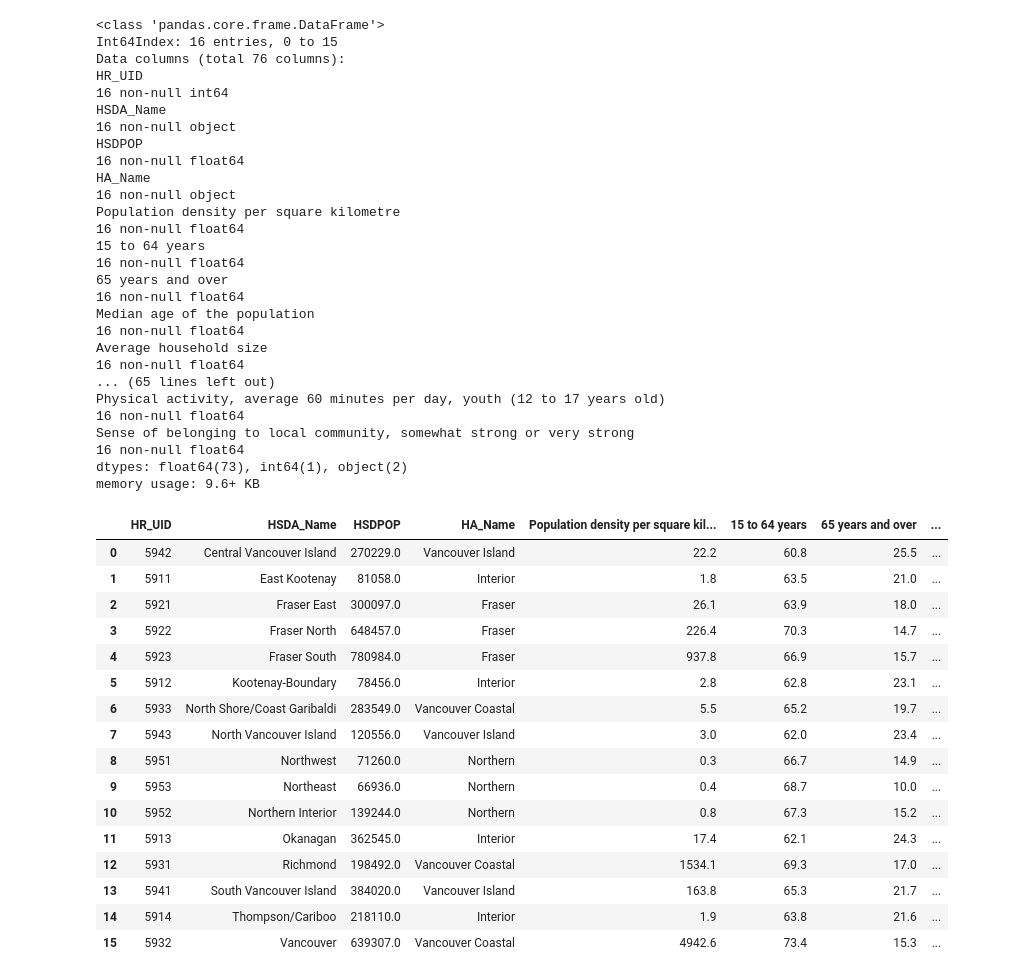
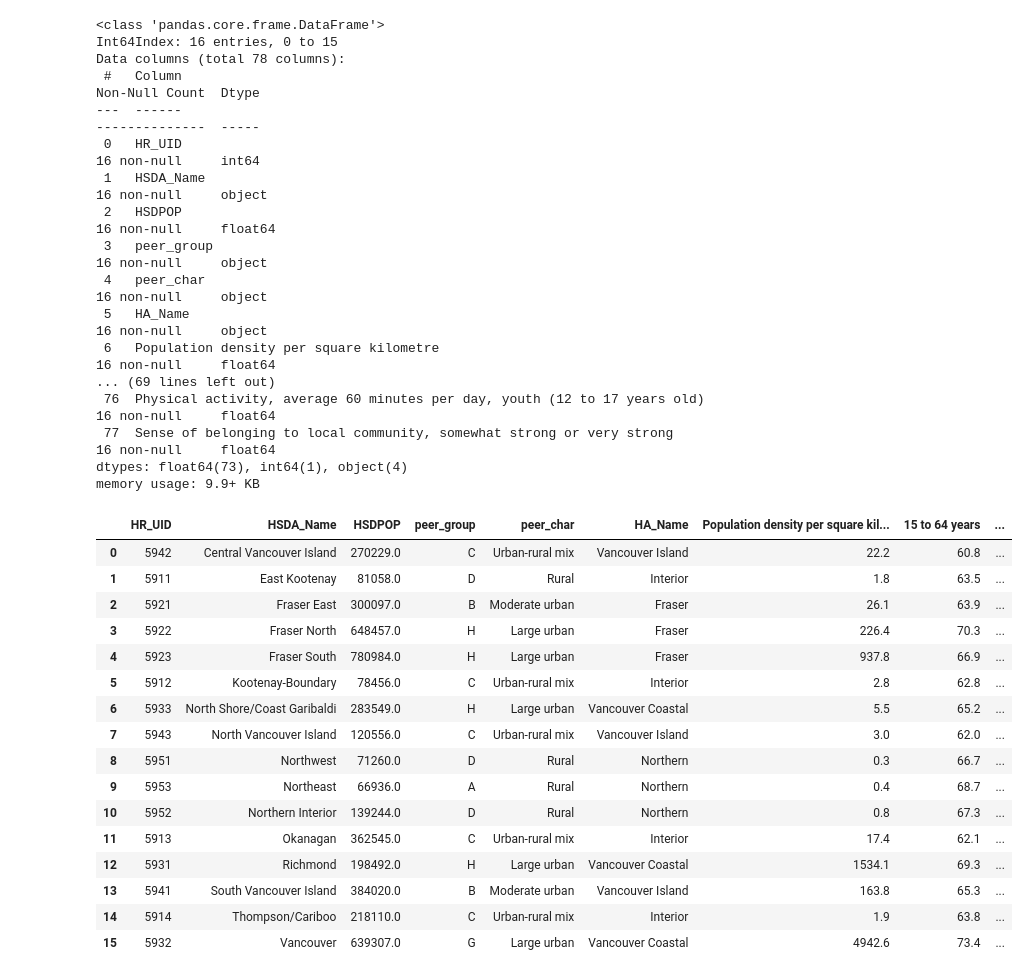
Before and after one commit to nganlyle/wrangle_covid, a Jupyter notebook: HRregions_analysis_BC/merge_data_BC_HSD.ipynb, the cells around one changed output. Cells and saved outputs as stored; diff of their text form; code cells hidden in the pictures.

```diff
--- a/HRregions_analysis_BC/merge_data_BC_HSD.ipynb
+++ b/HRregions_analysis_BC/merge_data_BC_HSD.ipynb
@@ -175,12 +203,7 @@ memory usage: 3.7+ KB
 # %%
-# Merge prox, comorbid and census data on HRUID
-from functools import reduce
-
-merged = reduce(lambda x,y: pd.merge(x,y, on='HR_UID', how='outer'), [census, prox, comorbid])
-
 # Reorder columns
 # Drop
-merged = merged[['HR_UID', 'HSDA_Name', 'HSDPOP', 'HA_Name',
+merged = merged[['HR_UID', 'HSDA_Name', 'HSDPOP', 'peer_group', 'peer_char','HA_Name',
                  'Population density per square kilometre',
        '15 to 64 years', '65 years and over',
        'Median age of the population', 'Average household size',
@@ -204,65 +227,65 @@ merged = merged[['HR_UID', 'HSDA_Name', 'HSDPOP', 'HA_Name',
        'prox_idx_childcare_HSDmed', 'prox_idx_health_HSDmed',
        'prox_idx_grocery_HSDmed', 'prox_idx_educpri_HSDmed',
        'prox_idx_educsec_HSDmed', 'prox_idx_lib_HSDmed', 'prox_idx_parks_HSDmed',
        'prox_idx_transit_HSDmed', 'Arthritis (15 years and over)',
        'Asthma',
        'Body mass index, adjusted self-reported, adult (18 years and over), obese',
        'Body mass index, adjusted self-reported, adult (18 years and over), overweight',
        'Body mass index, self-reported, youth (12 to 17 years old), overweight or obese',
        'Breast milk feeding initiation',
        'Chronic obstructive pulmonary disease (COPD; 35 years and over)',
        'Current smoker, daily', 'Current smoker, daily or occasional',
        'Diabetes', 'Exclusive breastfeeding, at least 6 months',
        'Has a regular healthcare provider', 'Heavy drinking',
        'High blood pressure',
        'Influenza immunization in the past 12 months',
        'Life satisfaction, satisfied or very satisfied', 'Mood disorder',
        'Perceived health, fair or poor',
        'Perceived health, very good or excellent',
        'Perceived life stress, most days quite a bit or extremely stressful',
        'Perceived mental health, fair or poor',
        'Perceived mental health, very good or excellent',
        'Physical activity, 150 minutes per week, adult (18 years and over)',
        'Physical activity, average 60 minutes per day, youth (12 to 17 years old)',
        'Sense of belonging to local community, somewhat strong or very strong']]
 
 merged.info()
 merged
 # %% [output]
 <class 'pandas.core.frame.DataFrame'>
 Int64Index: 16 entries, 0 to 15
-Data columns (total 76 columns):
-HR_UID                                                                             16 non-null int64
-HSDA_Name                                                                          16 non-null object
-HSDPOP                                                                             16 non-null float64
-HA_Name                                                                            16 non-null object
-Population density per square kilometre                                            16 non-null float64
-15 to 64 years                                                                     16 non-null float64
-65 years and over                                                                  16 non-null float64
-Median age of the population                                                       16 non-null float64
-Average household size                                                             16 non-null float64
-... (65 lines left out)
-Physical activity, average 60 minutes per day, youth (12 to 17 years old)          16 non-null float64
-Sense of belonging to local community, somewhat strong or very strong              16 non-null float64
-dtypes: float64(73), int64(1), object(2)
-memory usage: 9.6+ KB
+Data columns (total 78 columns):
+ #   Column                                                                           Non-Null Count  Dtype
+---  ------                                                                           --------------  -----
+ 0   HR_UID                                                                           16 non-null     int64
+ 1   HSDA_Name                                                                        16 non-null     object
+ 2   HSDPOP                                                                           16 non-null     float64
+ 3   peer_group                                                                       16 non-null     object
+ 4   peer_char                                                                        16 non-null     object
+ 5   HA_Name                                                                          16 non-null     object
+ 6   Population density per square kilometre                                          16 non-null     float64
+... (69 lines left out)
+ 76  Physical activity, average 60 minutes per day, youth (12 to 17 years old)        16 non-null     float64
+ 77  Sense of belonging to local community, somewhat strong or very strong            16 non-null     float64
+dtypes: float64(73), int64(1), object(4)
+memory usage: 9.9+ KB
-|  | HR_UID | HSDA_Name | HSDPOP | HA_Name | Population density per square kil... | 15 to 64 years | 65 years and over | ... |
-| 0 | 5942 | Central Vancouver Island | 270229.0 | Vancouver Island | 22.2 | 60.8 | 25.5 | ... |
-| 1 | 5911 | East Kootenay | 81058.0 | Interior | 1.8 | 63.5 | 21.0 | ... |
-| 2 | 5921 | Fraser East | 300097.0 | Fraser | 26.1 | 63.9 | 18.0 | ... |
-| 3 | 5922 | Fraser North | 648457.0 | Fraser | 226.4 | 70.3 | 14.7 | ... |
-| 4 | 5923 | Fraser South | 780984.0 | Fraser | 937.8 | 66.9 | 15.7 | ... |
-| 5 | 5912 | Kootenay-Boundary | 78456.0 | Interior | 2.8 | 62.8 | 23.1 | ... |
-| 6 | 5933 | North Shore/Coast Garibaldi | 283549.0 | Vancouver Coastal | 5.5 | 65.2 | 19.7 | ... |
-| 7 | 5943 | North Vancouver Island | 120556.0 | Vancouver Island | 3.0 | 62.0 | 23.4 | ... |
-| 8 | 5951 | Northwest | 71260.0 | Northern | 0.3 | 66.7 | 14.9 | ... |
-| 9 | 5953 | Northeast | 66936.0 | Northern | 0.4 | 68.7 | 10.0 | ... |
-| 10 | 5952 | Northern Interior | 139244.0 | Northern | 0.8 | 67.3 | 15.2 | ... |
-| 11 | 5913 | Okanagan | 362545.0 | Interior | 17.4 | 62.1 | 24.3 | ... |
-| 12 | 5931 | Richmond | 198492.0 | Vancouver Coastal | 1534.1 | 69.3 | 17.0 | ... |
-| 13 | 5941 | South Vancouver Island | 384020.0 | Vancouver Island | 163.8 | 65.3 | 21.7 | ... |
-| 14 | 5914 | Thompson/Cariboo | 218110.0 | Interior | 1.9 | 63.8 | 21.6 | ... |
-| 15 | 5932 | Vancouver | 639307.0 | Vancouver Coastal | 4942.6 | 73.4 | 15.3 | ... |
+|  | HR_UID | HSDA_Name | HSDPOP | peer_group | peer_char | HA_Name | Population density per square kil... | 15 to 64 years | ... |
+| 0 | 5942 | Central Vancouver Island | 270229.0 | C | Urban-rural mix | Vancouver Island | 22.2 | 60.8 | ... |
+| 1 | 5911 | East Kootenay | 81058.0 | D | Rural | Interior | 1.8 | 63.5 | ... |
+| 2 | 5921 | Fraser East | 300097.0 | B | Moderate urban | Fraser | 26.1 | 63.9 | ... |
+| 3 | 5922 | Fraser North | 648457.0 | H | Large urban | Fraser | 226.4 | 70.3 | ... |
+| 4 | 5923 | Fraser South | 780984.0 | H | Large urban | Fraser | 937.8 | 66.9 | ... |
+| 5 | 5912 | Kootenay-Boundary | 78456.0 | C | Urban-rural mix | Interior | 2.8 | 62.8 | ... |
+| 6 | 5933 | North Shore/Coast Garibaldi | 283549.0 | H | Large urban | Vancouver Coastal | 5.5 | 65.2 | ... |
+| 7 | 5943 | North Vancouver Island | 120556.0 | C | Urban-rural mix | Vancouver Island | 3.0 | 62.0 | ... |
+| 8 | 5951 | Northwest | 71260.0 | D | Rural | Northern | 0.3 | 66.7 | ... |
+| 9 | 5953 | Northeast | 66936.0 | A | Rural | Northern | 0.4 | 68.7 | ... |
+| 10 | 5952 | Northern Interior | 139244.0 | D | Rural | Northern | 0.8 | 67.3 | ... |
+| 11 | 5913 | Okanagan | 362545.0 | C | Urban-rural mix | Interior | 17.4 | 62.1 | ... |
+| 12 | 5931 | Richmond | 198492.0 | H | Large urban | Vancouver Coastal | 1534.1 | 69.3 | ... |
+| 13 | 5941 | South Vancouver Island | 384020.0 | B | Moderate urban | Vancouver Island | 163.8 | 65.3 | ... |
+| 14 | 5914 | Thompson/Cariboo | 218110.0 | C | Urban-rural mix | Interior | 1.9 | 63.8 | ... |
+| 15 | 5932 | Vancouver | 639307.0 | G | Large urban | Vancouver Coastal | 4942.6 | 73.4 | ... |
 # %%
 merged.columns.values
 # %% [output]
```
Also changed, not shown: parts of 15 cells of this notebook, 11 other files.
